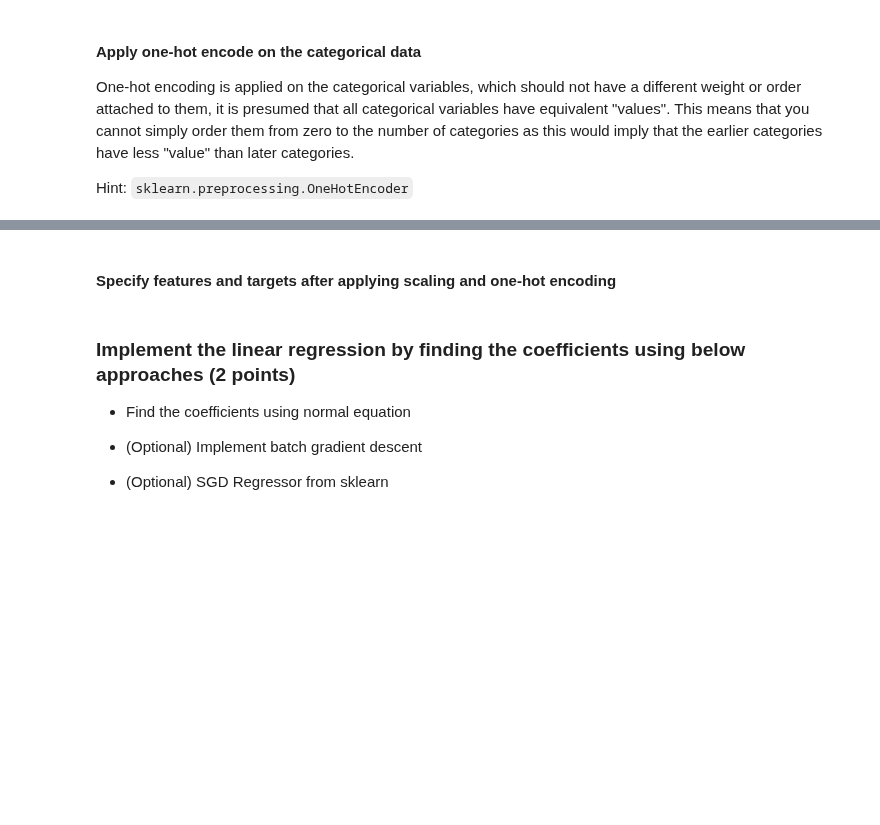
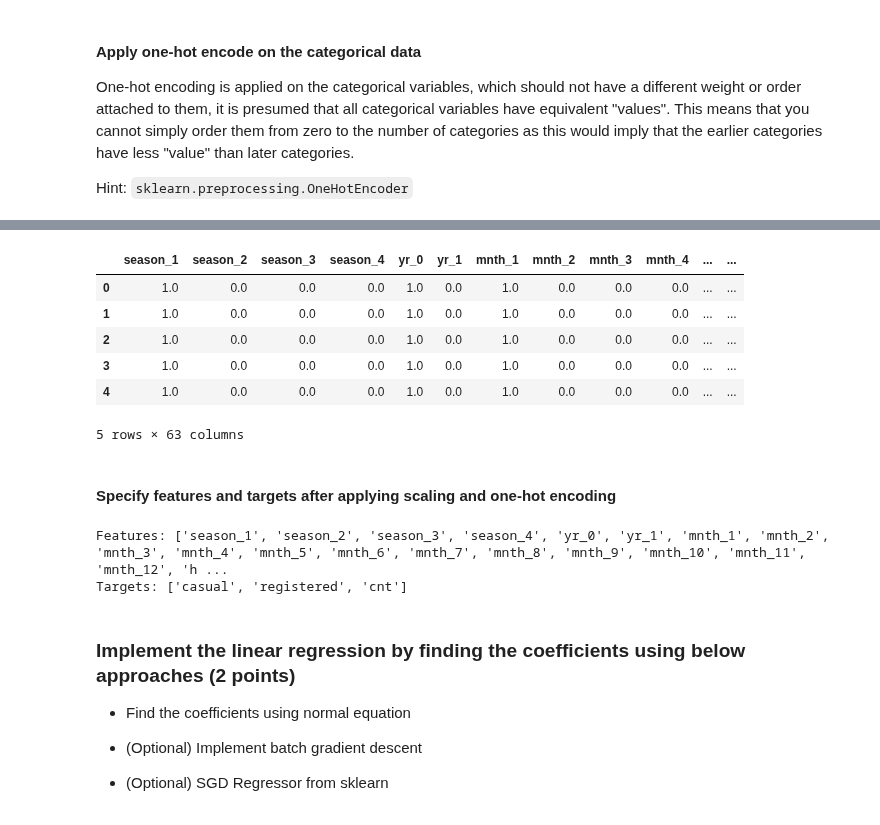
Before and after one commit to rajiv-ranjan/cds-mini-projects, a Jupyter notebook: m2/mini-project-1/M2_NB_MiniProject_1_LinearRegression_Regularization.ipynb, the cells around one changed output, grey strips where cells are left out. Drawn from its saved outputs; the diff is of its cells as text; code cells hidden in the pictures; blank space fills up the shorter version.

Commit message:
completed till encoding of targets and features

```diff
--- a/m2/mini-project-1/M2_NB_MiniProject_1_LinearRegression_Regularization.ipynb
+++ b/m2/mini-project-1/M2_NB_MiniProject_1_LinearRegression_Regularization.ipynb
@@ -541,7 +614,25 @@ Hint: `sklearn.preprocessing.OneHotEncoder`
+# %%
+df_standardized_encoded = pd.concat([df_with_encoded_features, df[continuous_variables]], axis=1)
+df_standardized_encoded.head(5)
+# %% [output]
+|  | season_1 | season_2 | season_3 | season_4 | yr_0 | yr_1 | mnth_1 | mnth_2 | mnth_3 | mnth_4 | ... | ... |
+| 0 | 1.0 | 0.0 | 0.0 | 0.0 | 1.0 | 0.0 | 1.0 | 0.0 | 0.0 | 0.0 | ... | ... |
+| 1 | 1.0 | 0.0 | 0.0 | 0.0 | 1.0 | 0.0 | 1.0 | 0.0 | 0.0 | 0.0 | ... | ... |
+| 2 | 1.0 | 0.0 | 0.0 | 0.0 | 1.0 | 0.0 | 1.0 | 0.0 | 0.0 | 0.0 | ... | ... |
+| 3 | 1.0 | 0.0 | 0.0 | 0.0 | 1.0 | 0.0 | 1.0 | 0.0 | 0.0 | 0.0 | ... | ... |
+| 4 | 1.0 | 0.0 | 0.0 | 0.0 | 1.0 | 0.0 | 1.0 | 0.0 | 0.0 | 0.0 | ... | ... |
+5 rows × 63 columns
 # %% [markdown]
 #### Specify features and targets after applying scaling and one-hot encoding
 # %%
 # YOUR CODE HERE
+targets = ['casual', 'registered', 'cnt']
+features = df_standardized_encoded.drop(columns=targets).columns.to_list()
+print(f"Features: {features}")
+print(f"Targets: {targets}")
+# %% [output]
+Features: ['season_1', 'season_2', 'season_3', 'season_4', 'yr_0', 'yr_1', 'mnth_1', 'mnth_2', 'mnth_3', 'mnth_4', 'mnth_5', 'mnth_6', 'mnth_7', 'mnth_8', 'mnth_9', 'mnth_10', 'mnth_11', 'mnth_12', 'h ...
+Targets: ['casual', 'registered', 'cnt']
 # %% [markdown]
 ### Implement the linear regression by finding the coefficients using below approaches (2 points)
 
```
Also changed, not shown: parts of 8 cells of this notebook, 2 other files.
